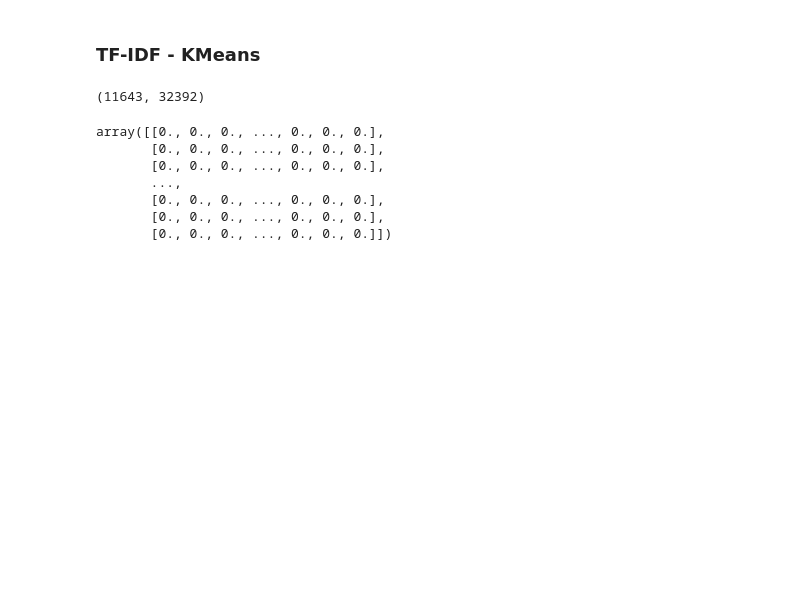
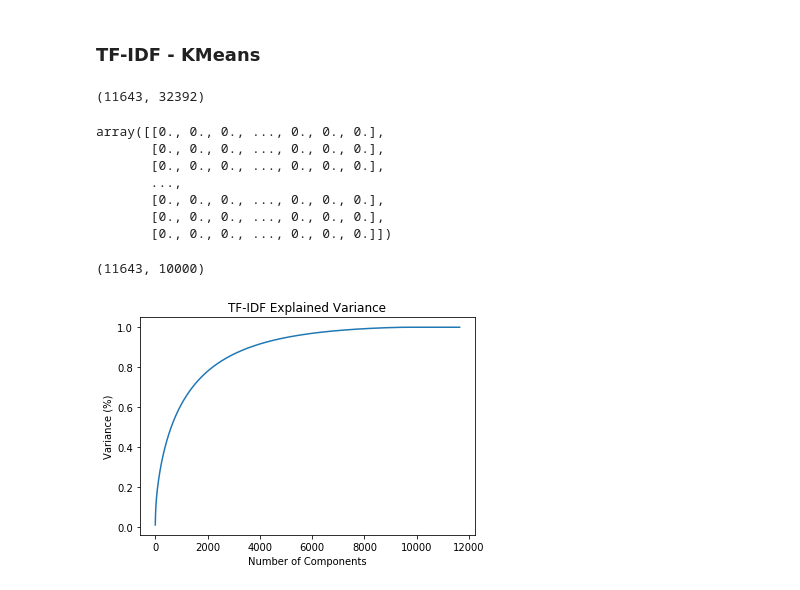
Before and after one commit to keith12345/Find_me_a_Job, a Jupyter notebook: Using_all_data/03_KMeans.ipynb, the cells around one changed output. Drawn from its saved outputs; the diff is of its cells as text; code cells hidden in the pictures; blank space fills up the shorter version.

```diff
--- a/Using_all_data/03_KMeans.ipynb
+++ b/Using_all_data/03_KMeans.ipynb
@@ -8,4 +10,4 @@ import seaborn as sns
 from sklearn.cluster import KMeans
 # %%
-df = pd.read_pickle('../Data/00_clean_custom_ngram')
+custom_ngram_df = pd.read_pickle('../Data/00_clean_custom_ngram')
 # %%
@@ -23,7 +23,7 @@ from sklearn.feature_extraction.text import TfidfVectorizer
 ### TF-IDF - KMeans
 # %%
 tf_idf = TfidfVectorizer(max_df=0.95)
-tf_idf_array = tf_idf.fit_transform(df.listed_items).toarray()
+tf_idf_array = tf_idf.fit_transform(custom_ngram_df.listed_items).toarray()
 tf_idf_df = pd.DataFrame(tf_idf_array,columns=tf_idf.get_feature_names())
 tf_idf_df.shape
 # %% [output]
@@ -38,3 +38,20 @@ array([[0., 0., 0., ..., 0., 0., 0.],
        [0., 0., 0., ..., 0., 0., 0.],
        [0., 0., 0., ..., 0., 0., 0.],
        [0., 0., 0., ..., 0., 0., 0.]])
+# %%
+tf_idf_df.head()
+# %% [output]
+(11643, 10000)
+# %%
+#Fitting the PCA algorithm with our Data
+pca = PCA(n_components=32392).fit(tf_idf_df)
+
+#Plotting the Cumulative Summation of the Explained Variance
+plt.figure()
+plt.plot(np.cumsum(pca.explained_variance_ratio_,axis=0))
+plt.xlabel('Number of Components')
+plt.ylabel('Variance (%)') #for each component
+plt.title('TF-IDF Explained Variance')
+plt.show()
+# %% [output]
+[figure, added]
```
Also changed, not shown: parts of 19 cells of this notebook, 4 other files.
